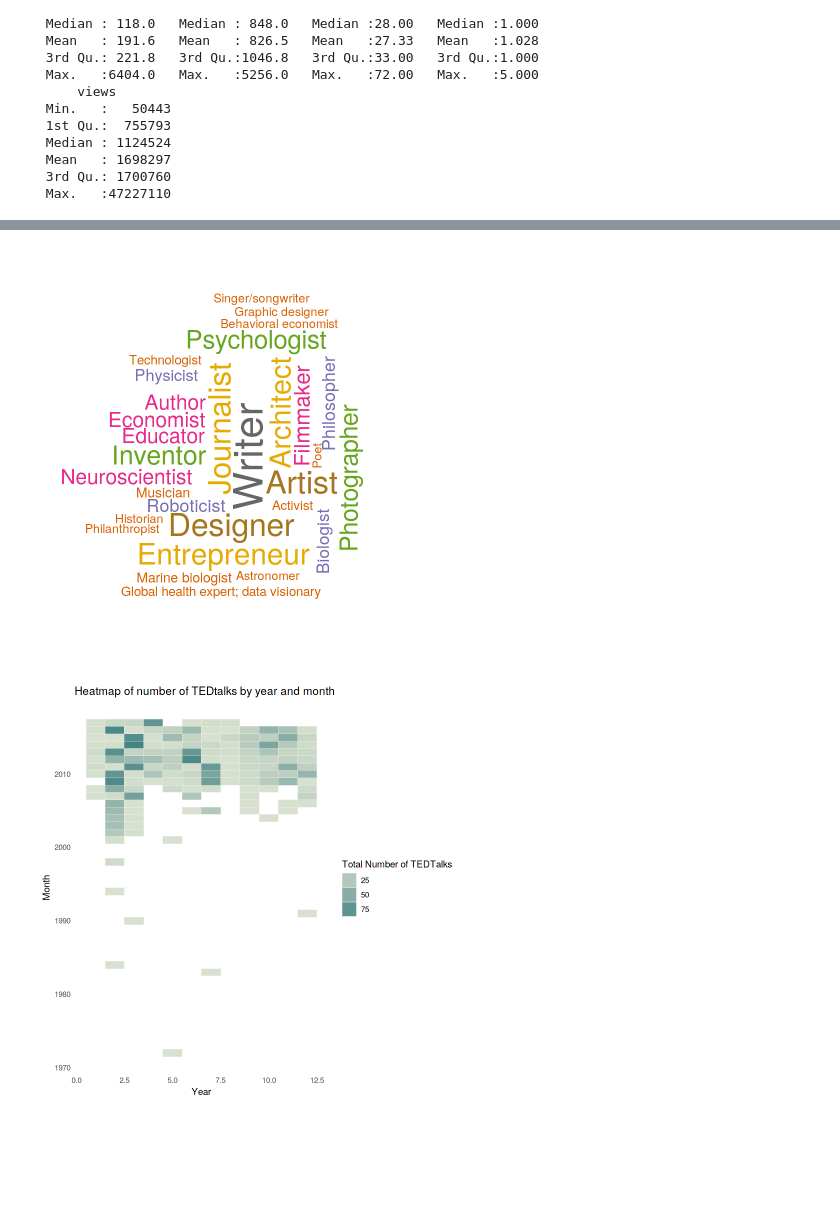
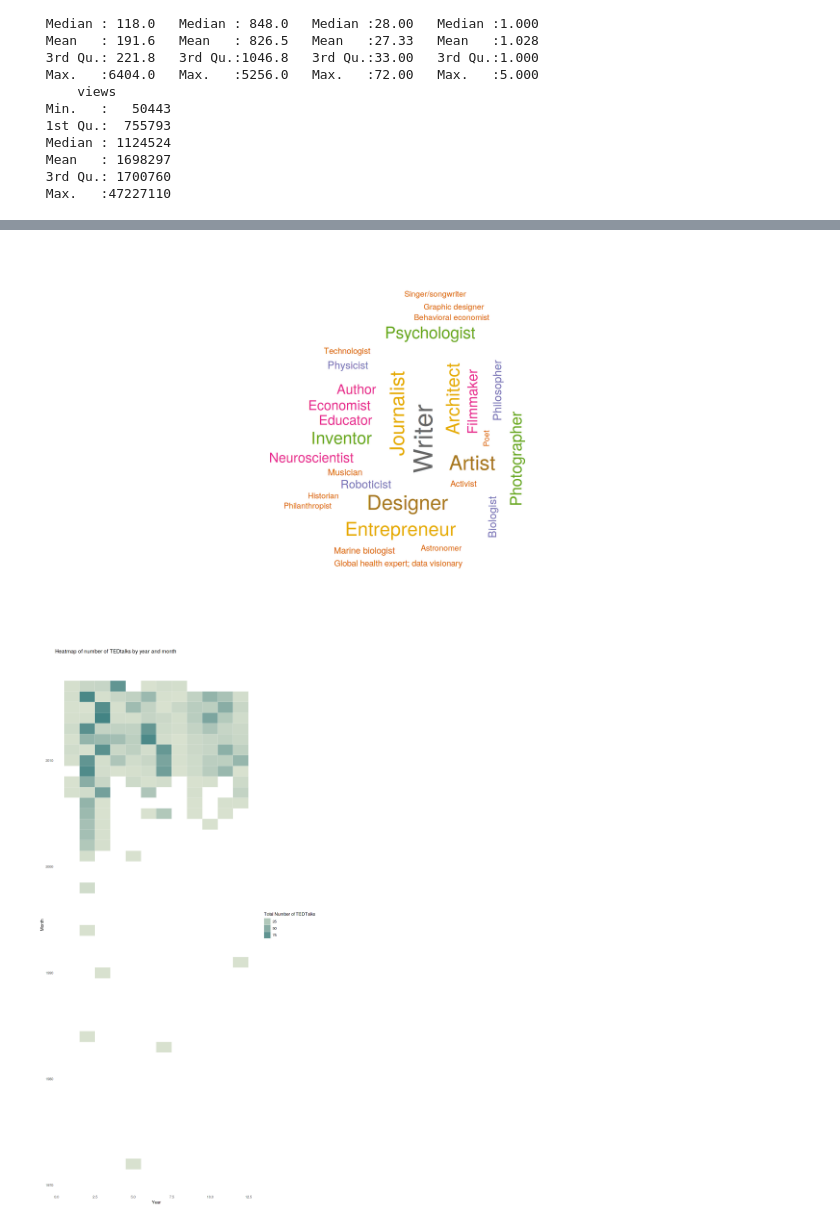
Before and after one commit to ddelvadia/TedTalk, a Jupyter notebook: TedTalk.ipynb, the cells around one changed output, grey strips where cells are left out. Saved outputs shown, nothing was run; the diff lists cells and outputs as text; code cells hidden in the pictures; blank space fills up the shorter version.

```diff
--- a/TedTalk.ipynb
+++ b/TedTalk.ipynb
@@ -134,20 +136,23 @@ treemap(df2, index ='fieldChange', vSize='views',
 # %%
 # Word Cloud Display for Speaker Occupation
 # let's display top occupation employing word cloud
 temp<-table(df$speaker_occupation)
 temp<-as.data.frame(temp)
 temp<-temp[with(temp, order(-Freq)),]
 #View(temp)
 
 set.seed(1234)
 wordcloud(words = temp$Var1, freq = temp$Freq, min.freq = 1,
           max.words=30, random.order=FALSE, rot.per=0.35,
           colors=brewer.pal(8, "Dark2"))
+options(repr.plot.width = 30, repr.plot.height = 20)
 # %% [output]
-[figure, old version]
+[figure, new version]
 # %%
 # Display Heatmap of num of tedtalk for each year and each month
 # let's display number of talk for each year as heatmap
+options(repr.plot.width = 10, repr.plot.height = 20)
+
 df4<-aggregate(df$num_speaker, by=list(df$film_date), sum)
 colnames(df4)<-c('Date', 'num_talk')
 #View(df4)
@@ -169,7 +174,7 @@ ggplot(df5, aes(month, year)) + geom_tile(aes(fill = num_talk),colour = "white",
        x = "Year", y = "Month") +
   theme(panel.grid.major = element_blank(), panel.grid.minor = element_blank())
 # %% [output]
-[figure, old version]
+[figure, new version]
 # %%
 # let see the same information in heatmap using simple line chart
 # draw line chart
```
Also changed, not shown: parts of 4 cells of this notebook.
